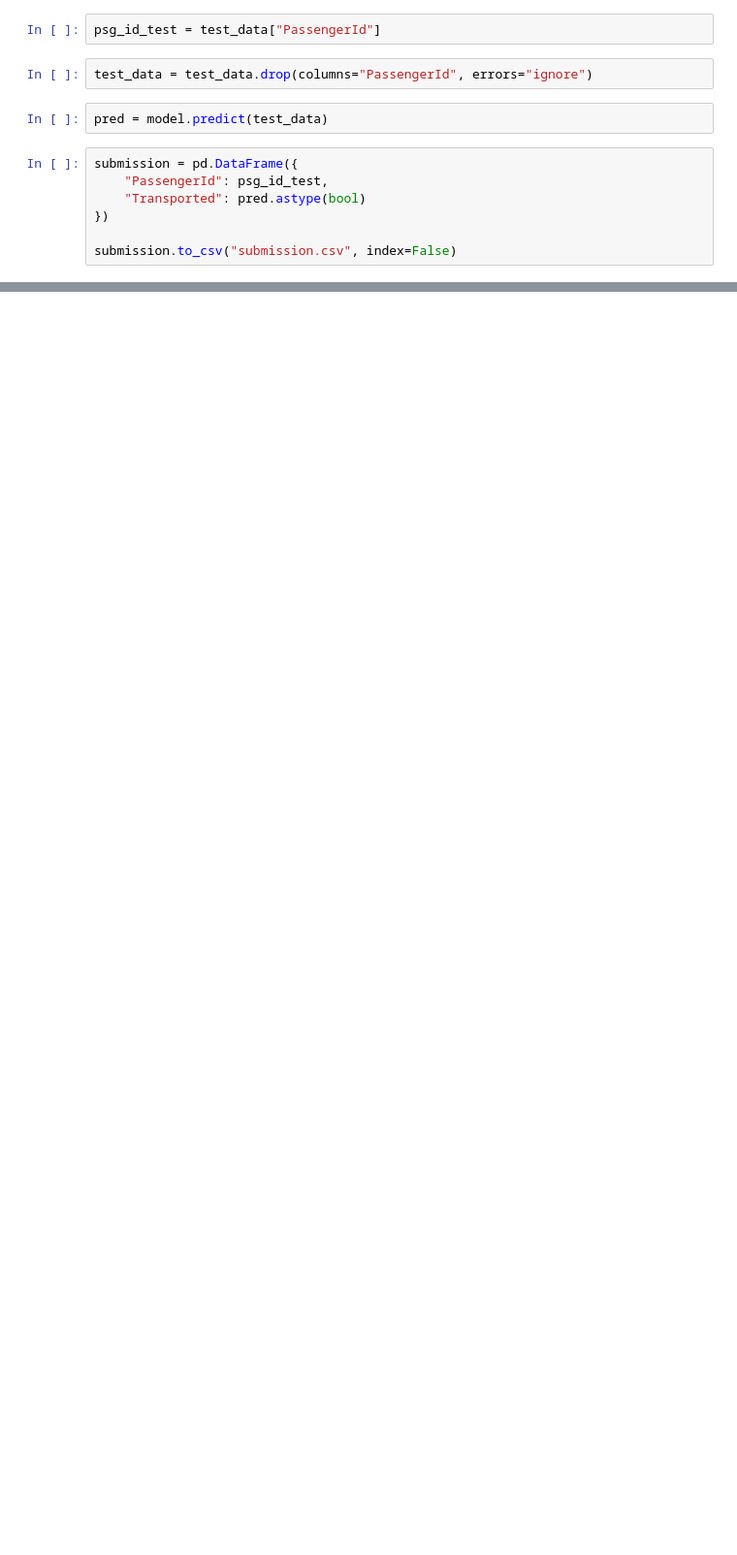
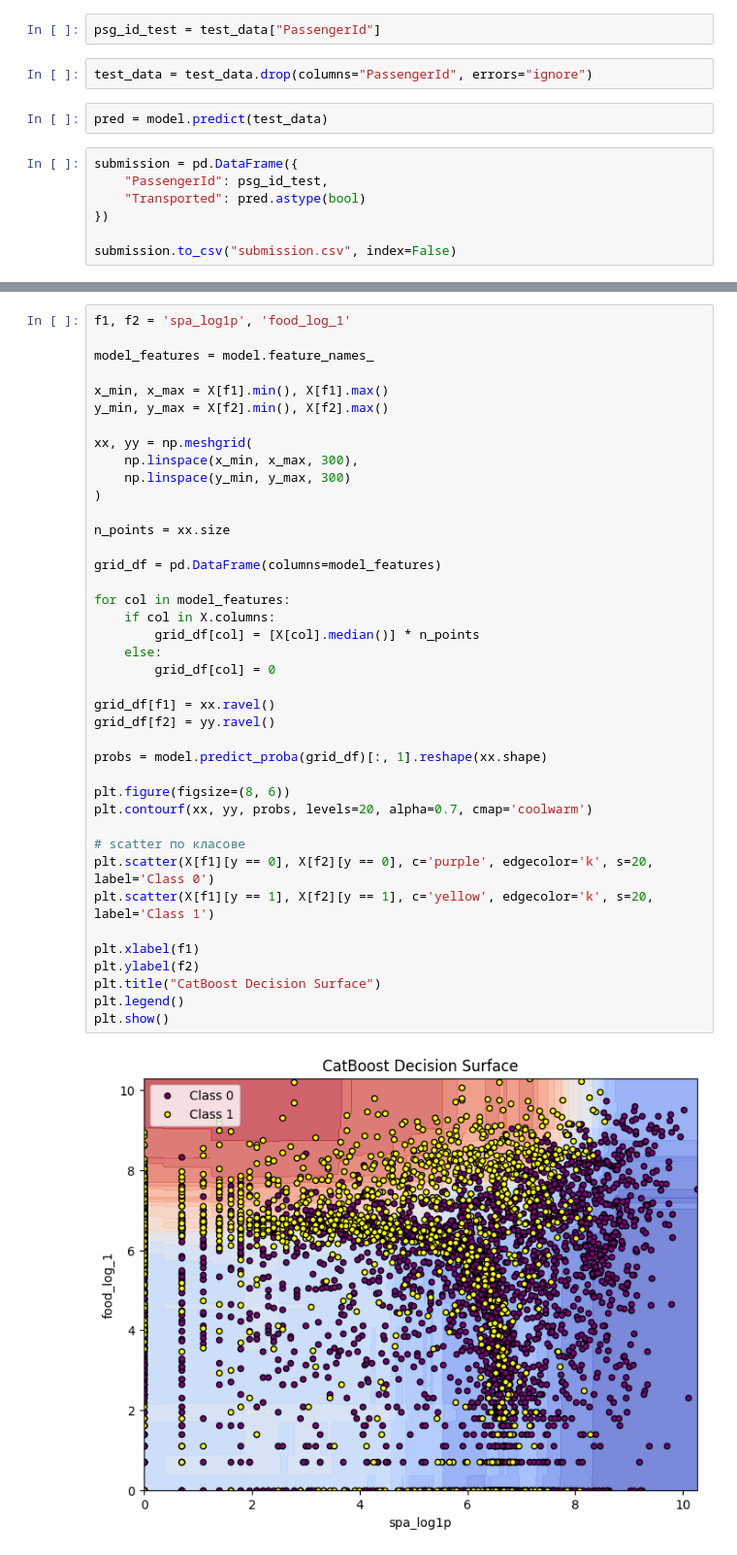
Before and after one commit to plamensve/ML_FINAL_PROJECT, a Jupyter notebook: notebooks/other_models.ipynb, the cells around one changed output, grey strips where cells are left out. Shown at 97% size. Saved outputs shown, nothing was run; the diff lists cells and outputs as text; blank space fills up the shorter version.

```diff
--- a/notebooks/other_models.ipynb
+++ b/notebooks/other_models.ipynb
@@ -264,0 +273,42 @@ f_imp.head(30)
+# %%
+f1, f2 = 'spa_log1p', 'food_log_1'
+
+model_features = model.feature_names_
+
+x_min, x_max = X[f1].min(), X[f1].max()
+y_min, y_max = X[f2].min(), X[f2].max()
+
+xx, yy = np.meshgrid(
+    np.linspace(x_min, x_max, 300),
+    np.linspace(y_min, y_max, 300)
+)
+
+n_points = xx.size
+
+grid_df = pd.DataFrame(columns=model_features)
+
+for col in model_features:
+    if col in X.columns:
+        grid_df[col] = [X[col].median()] * n_points
+    else:
+        grid_df[col] = 0
+
+grid_df[f1] = xx.ravel()
+grid_df[f2] = yy.ravel()
+
+probs = model.predict_proba(grid_df)[:, 1].reshape(xx.shape)
+
+plt.figure(figsize=(8, 6))
+plt.contourf(xx, yy, probs, levels=20, alpha=0.7, cmap='coolwarm')
+
+# scatter по класове
+plt.scatter(X[f1][y == 0], X[f2][y == 0], c='purple', edgecolor='k', s=20, label='Class 0')
+plt.scatter(X[f1][y == 1], X[f2][y == 1], c='yellow', edgecolor='k', s=20, label='Class 1')
+
+plt.xlabel(f1)
+plt.ylabel(f2)
+plt.title("CatBoost Decision Surface")
+plt.legend()
+plt.show()
+# %% [output]
+[figure, added]
```
Also changed, not shown: parts of 11 cells of this notebook, 6 other files.
